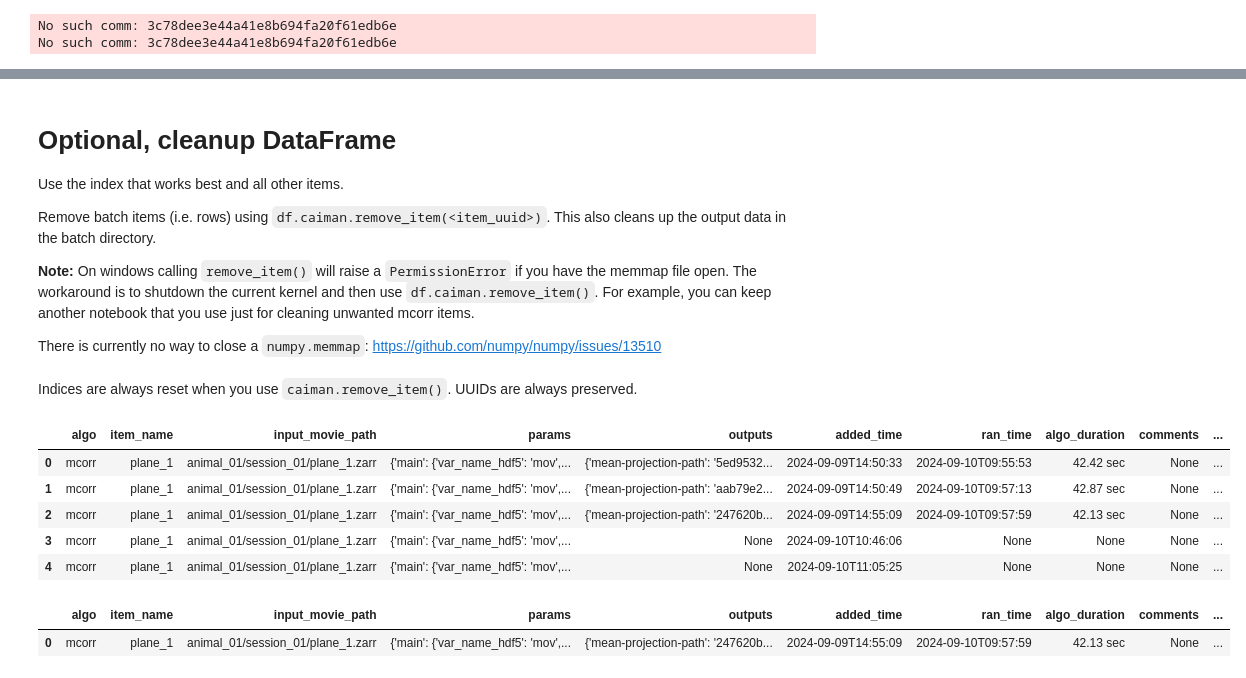
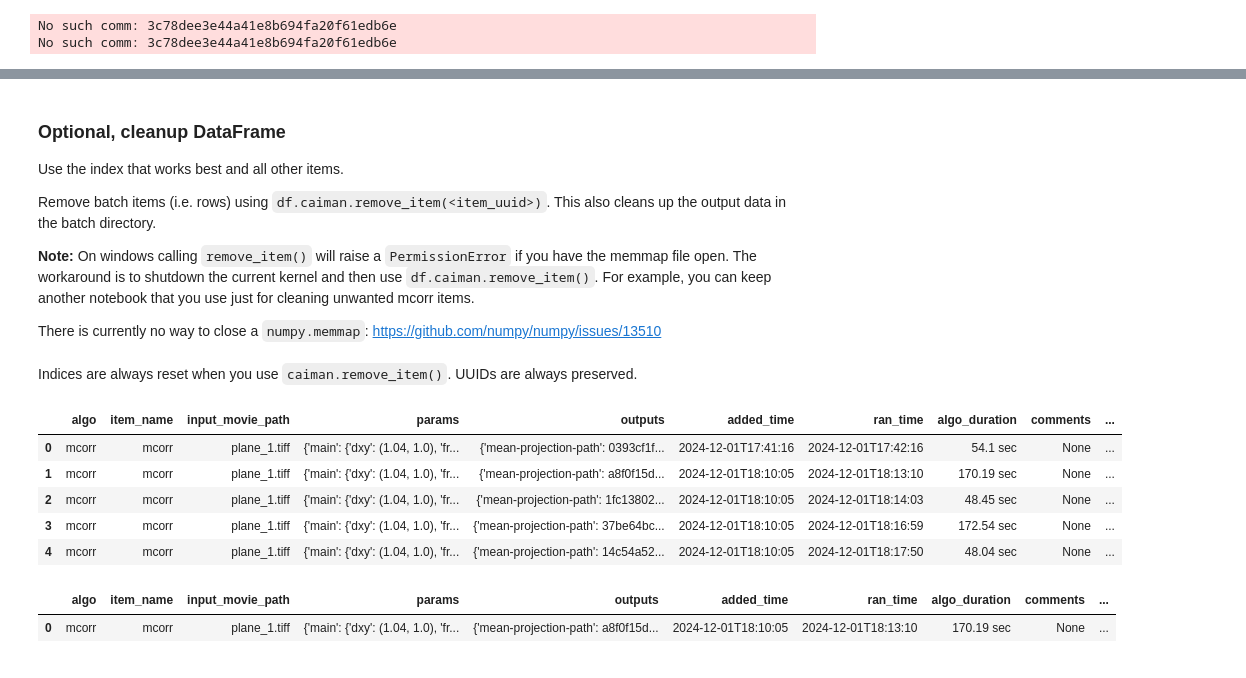
Before and after one commit to MillerBrainObservatory/LBM-CaImAn-Python, a Jupyter notebook: demos/notebooks/motion_correction.ipynb, the cells around one changed output, grey strips where cells are left out. Saved outputs shown, nothing was run; the diff lists cells and outputs as text; code cells hidden in the pictures.

```diff
--- a/demos/notebooks/motion_correction.ipynb
+++ b/demos/notebooks/motion_correction.ipynb
@@ -289,7 +291,7 @@ df.caiman.add_item(
     algo='mcorr',
     input_movie_path=file,
     params=mcorr_params,
-    item_name=f'mcorr',
+    item_name='mcorr',
 )
 df
 # %% [output]
@@ -437,9 +439,9 @@ for shifts in [2,32]:
 
         df.caiman.add_item(
             algo='mcorr',
-            input_movie_path=tiff_files[0],
+            input_movie_path=file,
             params=new_params,
-            item_name=tiff_files[0].stem,  # filename of the movie, but can be anything
+            item_name='mcorr',  # filename of the movie, but can be anything
         )
 
 df.caiman.reload_from_disk()
@@ -611,6 +557,7 @@ movies = [df.iloc[0].caiman.get_input_movie()]
 subplot_names = ["raw"]
 
 means = [df.iloc[0].caiman.get_projection("mean")]
+shifts = [df.iloc[0].mcorr.get_shifts("mean")]
 
 # get the param diffs to set plot titles
 param_diffs = df.caiman.get_params_diffs("mcorr", item_name=df.iloc[0]["item_name"])
@@ -633,3 +580,4 @@ for i, row in df.iterrows():
 
     # mean images which we'll use later
     means.append(row.caiman.get_projection("mean"))
+    shifts.append(row.mcorr.get_shifts())
@@ -733,5 +637,5 @@ plt.plot(xr, shiftsy_mean)
 # %% [markdown]
-# Optional, cleanup DataFrame
+### Optional, cleanup DataFrame
 
 Use the index that works best and all other items.
 
@@ -747,19 +651,19 @@ df=df.caiman.reload_from_disk()
 df
 # %% [output]
 |  | algo | item_name | input_movie_path | params | outputs | added_time | ran_time | algo_duration | comments | ... |
-| 0 | mcorr | plane_1 | animal_01/session_01/plane_1.zarr | {'main': {'var_name_hdf5': 'mov',... | {'mean-projection-path': '5ed9532... | 2024-09-09T14:50:33 | 2024-09-10T09:55:53 | 42.42 sec | None | ... |
-| 1 | mcorr | plane_1 | animal_01/session_01/plane_1.zarr | {'main': {'var_name_hdf5': 'mov',... | {'mean-projection-path': 'aab79e2... | 2024-09-09T14:50:49 | 2024-09-10T09:57:13 | 42.87 sec | None | ... |
-| 2 | mcorr | plane_1 | animal_01/session_01/plane_1.zarr | {'main': {'var_name_hdf5': 'mov',... | {'mean-projection-path': '247620b... | 2024-09-09T14:55:09 | 2024-09-10T09:57:59 | 42.13 sec | None | ... |
-| 3 | mcorr | plane_1 | animal_01/session_01/plane_1.zarr | {'main': {'var_name_hdf5': 'mov',... | None | 2024-09-10T10:46:06 | None | None | None | ... |
-| 4 | mcorr | plane_1 | animal_01/session_01/plane_1.zarr | {'main': {'var_name_hdf5': 'mov',... | None | 2024-09-10T11:05:25 | None | None | None | ... |
+| 0 | mcorr | mcorr | plane_1.tiff | {'main': {'dxy': (1.04, 1.0), 'fr... | {'mean-projection-path': 0393cf1f... | 2024-12-01T17:41:16 | 2024-12-01T17:42:16 | 54.1 sec | None | ... |
+| 1 | mcorr | mcorr | plane_1.tiff | {'main': {'dxy': (1.04, 1.0), 'fr... | {'mean-projection-path': a8f0f15d... | 2024-12-01T18:10:05 | 2024-12-01T18:13:10 | 170.19 sec | None | ... |
+| 2 | mcorr | mcorr | plane_1.tiff | {'main': {'dxy': (1.04, 1.0), 'fr... | {'mean-projection-path': 1fc13802... | 2024-12-01T18:10:05 | 2024-12-01T18:14:03 | 48.45 sec | None | ... |
+| 3 | mcorr | mcorr | plane_1.tiff | {'main': {'dxy': (1.04, 1.0), 'fr... | {'mean-projection-path': 37be64bc... | 2024-12-01T18:10:05 | 2024-12-01T18:16:59 | 172.54 sec | None | ... |
+| 4 | mcorr | mcorr | plane_1.tiff | {'main': {'dxy': (1.04, 1.0), 'fr... | {'mean-projection-path': 14c54a52... | 2024-12-01T18:10:05 | 2024-12-01T18:17:50 | 48.04 sec | None | ... |
 # %%
-rows_keep = [2]
+rows_keep = [1]
 for i, row in df.iterrows():
     if i not in rows_keep:
         df.caiman.remove_item(row.uuid, safe_removal=False)
 df
 # %% [output]
 |  | algo | item_name | input_movie_path | params | outputs | added_time | ran_time | algo_duration | comments | ... |
-| 0 | mcorr | plane_1 | animal_01/session_01/plane_1.zarr | {'main': {'var_name_hdf5': 'mov',... | {'mean-projection-path': '247620b... | 2024-09-09T14:55:09 | 2024-09-10T09:57:59 | 42.13 sec | None | ... |
+| 0 | mcorr | mcorr | plane_1.tiff | {'main': {'dxy': (1.04, 1.0), 'fr... | {'mean-projection-path': a8f0f15d... | 2024-12-01T18:10:05 | 2024-12-01T18:13:10 | 170.19 sec | None | ... |
 # %%
 df.caiman.save_to_disk()
```
Also changed, not shown: parts of 44 cells of this notebook.
